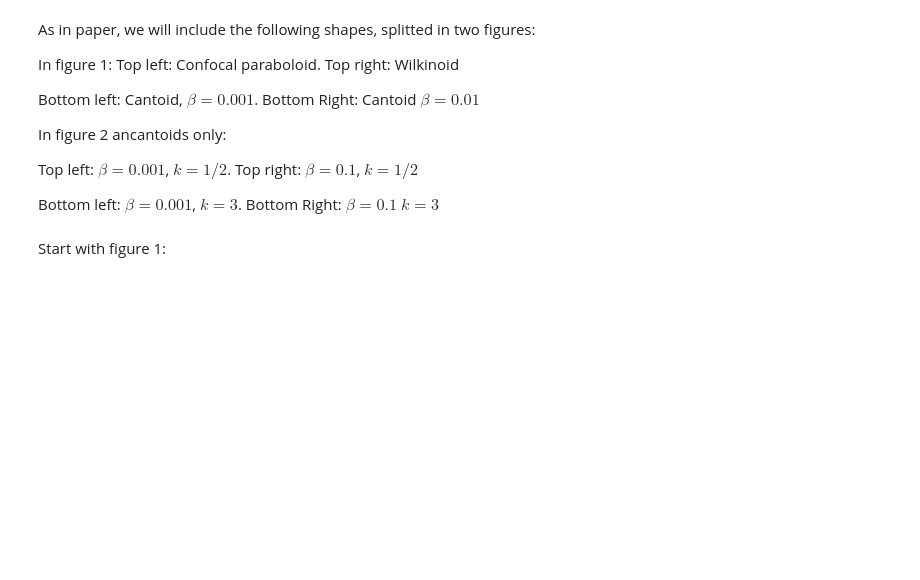
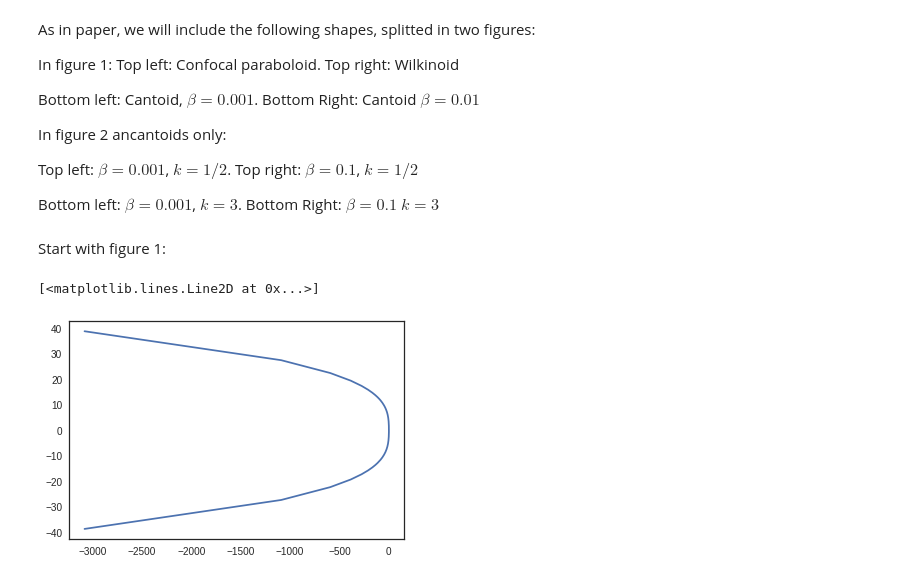
Before and after one commit to Lxndrs/Thesis, a Jupyter notebook: Picture Maker II.ipynb, the cells around one changed output. Saved outputs shown, nothing was run; the diff lists cells and outputs as text; code cells hidden in the pictures; blank space fills up the shorter version.

```diff
--- a/Picture Maker II.ipynb
+++ b/Picture Maker II.ipynb
@@ -661 +662,16 @@ def par_proj_shape(t, i, Pi=2.0):
+# %%
+R_int = interp1d(theta, Rw)
+step = np.radians(1.0)
+thinf = np.pi
+f_int_t0 = interp1d(theta, f_proj_t0(theta, ww, 60.0))
+#t0 = 0.0
+t0 = brentq(f_int_t0, step, thinf-step)
+theta_proj = theta[theta>=t0]
+tp, rp = proj_shape(R_int(theta_proj), theta_proj, np.radians(60.0), cartesian=False)
+Tp, Rp = complete_shape(rp, tp)
+xt, yt = Rp*np.cos(Tp), Rp*np.sin(Tp)
+plt.plot(xt, yt)
+# %% [output]
+[<matplotlib.lines.Line2D at 0x...>]
+[figure, added]
 # %%
```
Also changed, not shown: parts of 4 cells of this notebook, 9 other files.
